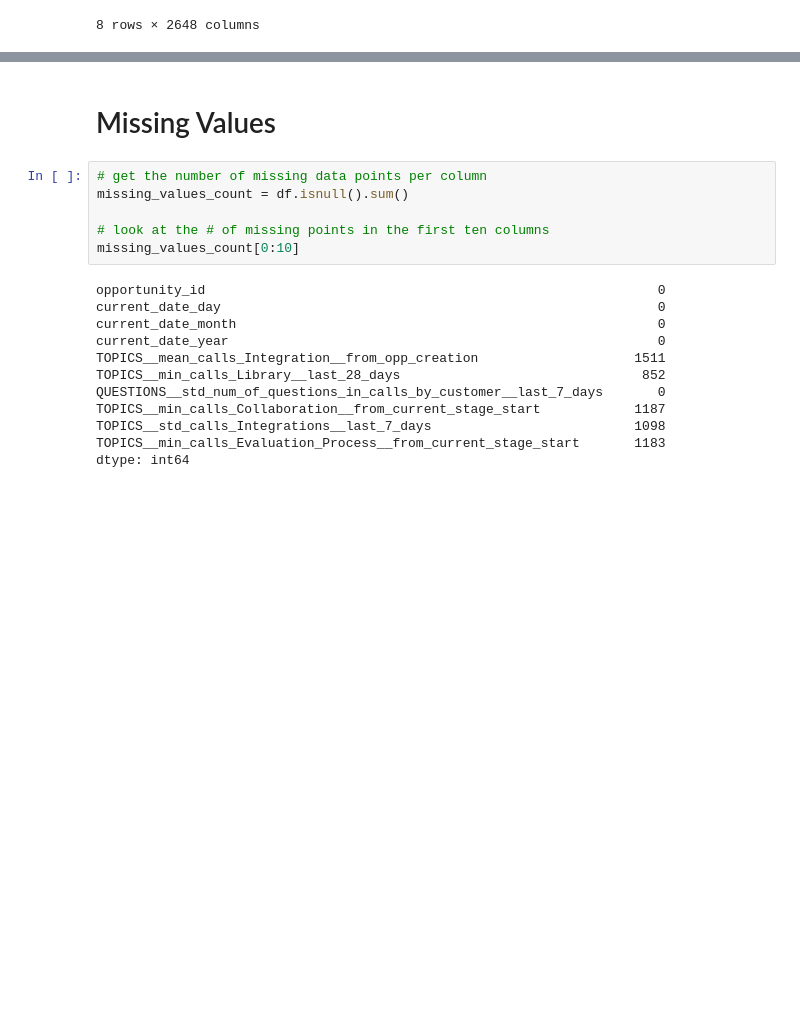
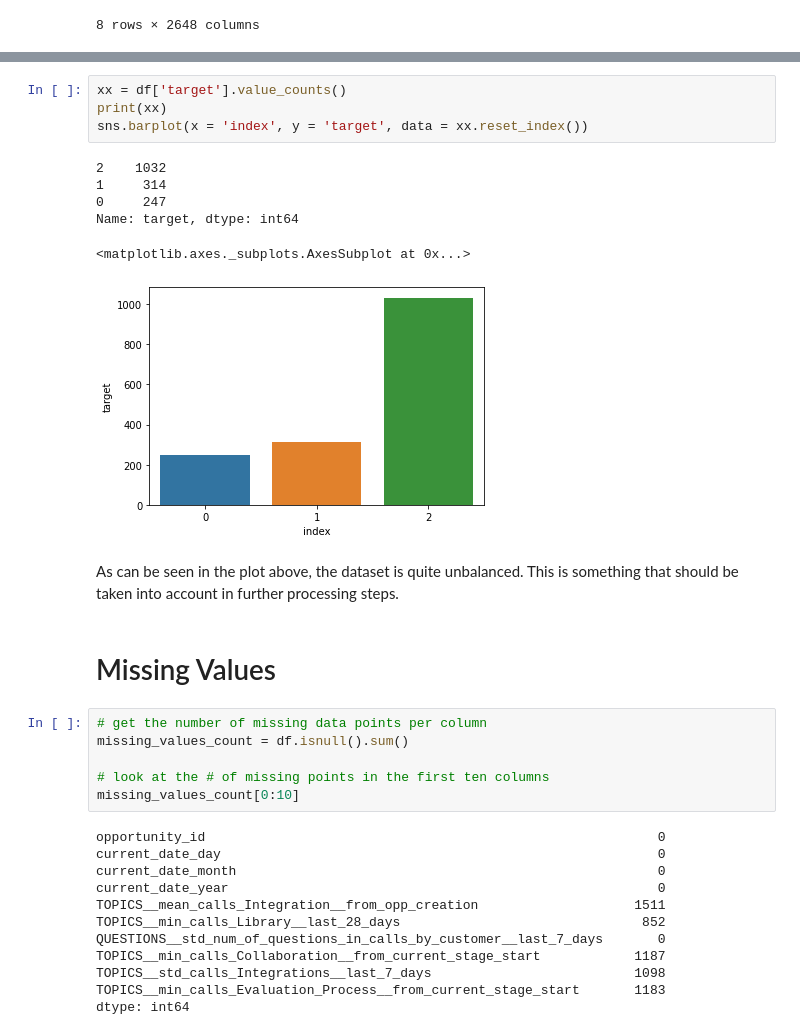
Before and after one commit to annemiekvdleest/Machine_Learning, a Jupyter notebook: ML_project1.ipynb, the cells around one changed output, grey strips where cells are left out. Saved outputs shown, nothing was run; the diff lists cells and outputs as text; blank space fills up the shorter version.

```diff
--- a/ML_project1.ipynb
+++ b/ML_project1.ipynb
@@ -100,4 +101,17 @@ df.sample(5)
 5 rows × 2651 columns
+# %%
+xx = df['target'].value_counts()
+print(xx)
+sns.barplot(x = 'index', y = 'target', data = xx.reset_index())
+# %% [output]
+2    1032
+1     314
+0     247
+Name: target, dtype: int64
+<matplotlib.axes._subplots.AxesSubplot at 0x...>
+[figure, added]
+# %% [markdown]
+As can be seen in the plot above, the dataset is quite unbalanced. This is something that should be taken into account in further processing steps.
 # %% [markdown]
 # Missing Values
 # %%
```
Also changed, not shown: parts of 4 cells of this notebook.
